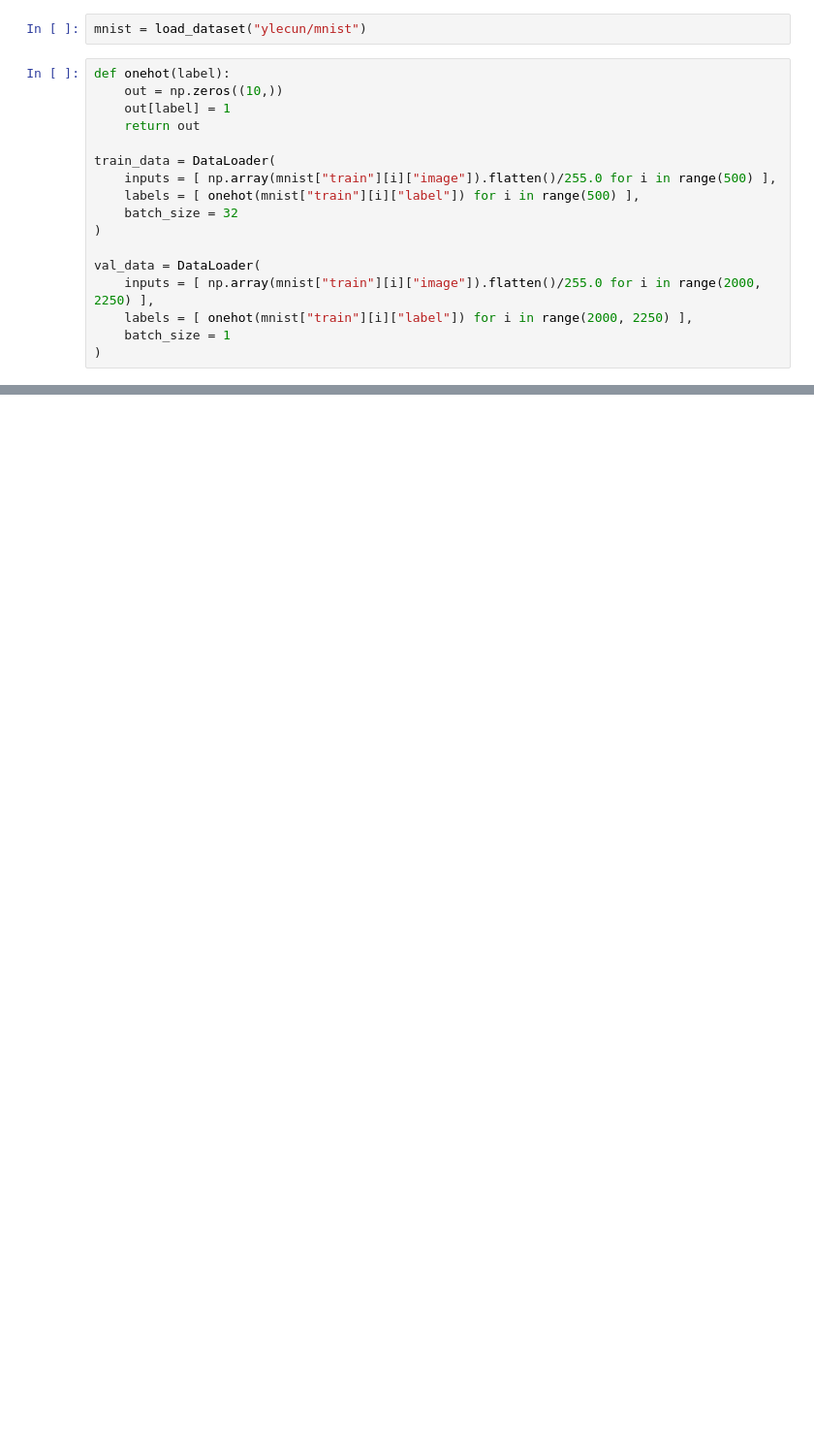
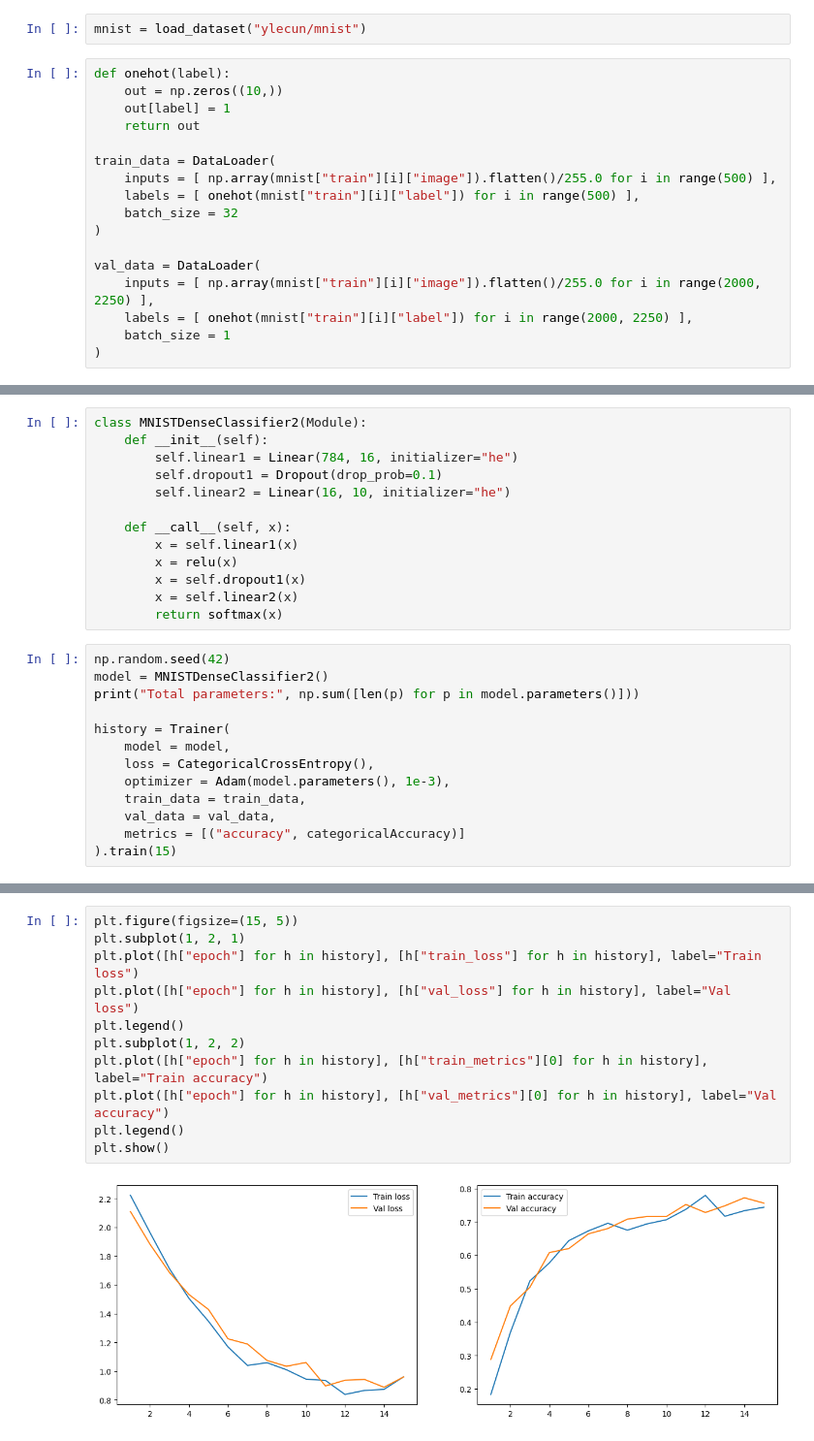
Before and after one commit to NotXia/nn-from-scratch, a Jupyter notebook: examples/mnist_dense.ipynb, the cells around one changed output, grey strips where cells are left out. Shown at 97% size. Saved outputs shown, nothing was run; the diff lists cells and outputs as text; blank space fills up the shorter version.

Commit message:
Add dropout

```diff
--- a/examples/mnist_dense.ipynb
+++ b/examples/mnist_dense.ipynb
@@ -84,0 +91,26 @@ plt.show()
+# %%
+class MNISTDenseClassifier2(Module):
+    def __init__(self):
+        self.linear1 = Linear(784, 16, initializer="he")
+        self.dropout1 = Dropout(drop_prob=0.1)
+        self.linear2 = Linear(16, 10, initializer="he")
+
+    def __call__(self, x):
+        x = self.linear1(x)
+        x = relu(x)
+        x = self.dropout1(x)
+        x = self.linear2(x)
+        return softmax(x)
+# %%
+np.random.seed(42)
+model = MNISTDenseClassifier2()
+print("Total parameters:", np.sum([len(p) for p in model.parameters()]))
+
+history = Trainer(
+    model = model,
+    loss = CategoricalCrossEntropy(),
+    optimizer = Adam(model.parameters(), 1e-3),
+    train_data = train_data,
+    val_data = val_data,
+    metrics = [("accuracy", categoricalAccuracy)]
+).train(15)
@@ -84,0 +134,13 @@ plt.show()
+# %%
+plt.figure(figsize=(15, 5))
+plt.subplot(1, 2, 1)
+plt.plot([h["epoch"] for h in history], [h["train_loss"] for h in history], label="Train loss")
+plt.plot([h["epoch"] for h in history], [h["val_loss"] for h in history], label="Val loss")
+plt.legend()
+plt.subplot(1, 2, 2)
+plt.plot([h["epoch"] for h in history], [h["train_metrics"][0] for h in history], label="Train accuracy")
+plt.plot([h["epoch"] for h in history], [h["val_metrics"][0] for h in history], label="Val accuracy")
+plt.legend()
+plt.show()
+# %% [output]
+[figure, added]
```
Also changed, not shown: parts of 8 cells of this notebook, 3 other files.
